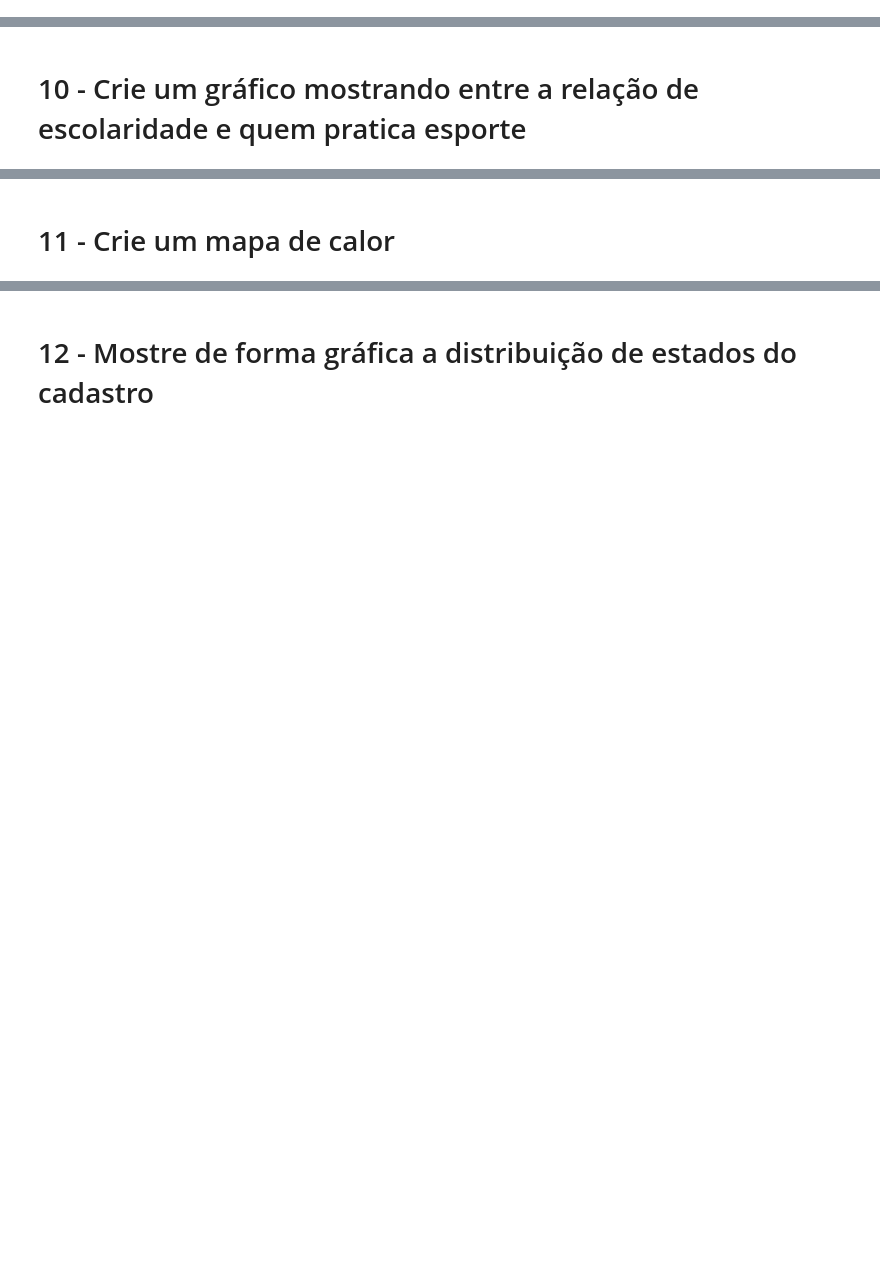
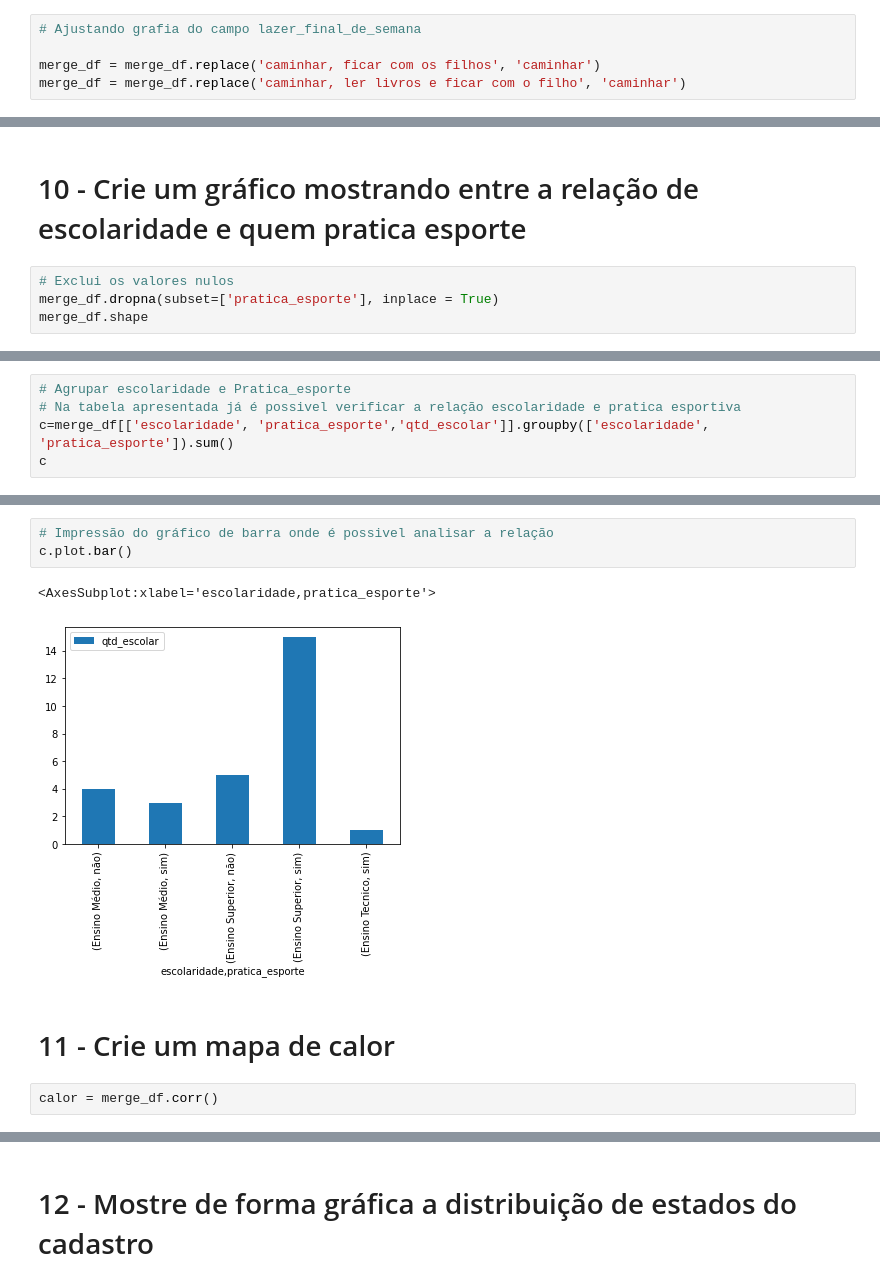
Before and after one commit to delmarhirata/MBA_Big-Data, a Jupyter notebook: Trabalho_Final.ipynb, the cells around one changed output, grey strips where cells are left out. Drawn from its saved outputs; the diff is of its cells as text; blank space fills up the shorter version.

```diff
--- a/Trabalho_Final.ipynb
+++ b/Trabalho_Final.ipynb
@@ -235,0 +228,5 @@ merge_df[['lazer_final_de_semana','nome']].groupby('lazer_final_de_semana').coun
+# %%
+# Ajustando grafia do campo lazer_final_de_semana
+
+merge_df = merge_df.replace('caminhar, ficar com os filhos', 'caminhar')
+merge_df = merge_df.replace('caminhar, ler livros e ficar com o filho', 'caminhar')
@@ -236,2 +257,6 @@ merge_df[['lazer_final_de_semana','nome']].groupby('lazer_final_de_semana').coun
 # %% [markdown]
 # 10 - Crie um gráfico mostrando entre a relação de escolaridade e quem pratica esporte
+# %%
+# Exclui os valores nulos
+merge_df.dropna(subset=['pratica_esporte'], inplace = True)
+merge_df.shape
@@ -237,0 +265,5 @@ merge_df[['lazer_final_de_semana','nome']].groupby('lazer_final_de_semana').coun
+# %%
+# Agrupar escolaridade e Pratica_esporte
+# Na tabela apresentada já é possivel verificar a relação escolaridade e pratica esportiva
+c=merge_df[['escolaridade', 'pratica_esporte','qtd_escolar']].groupby(['escolaridade', 'pratica_esporte']).sum()
+c
@@ -238,2 +278,10 @@ merge_df[['lazer_final_de_semana','nome']].groupby('lazer_final_de_semana').coun
+# %%
+# Impressão do gráfico de barra onde é possivel analisar a relação
+c.plot.bar()
+# %% [output]
+<AxesSubplot:xlabel='escolaridade,pratica_esporte'>
+[figure, added]
 # %% [markdown]
 # 11 - Crie um mapa de calor
+# %%
+calor = merge_df.corr()
```
Also changed, not shown: parts of 20 cells of this notebook.
